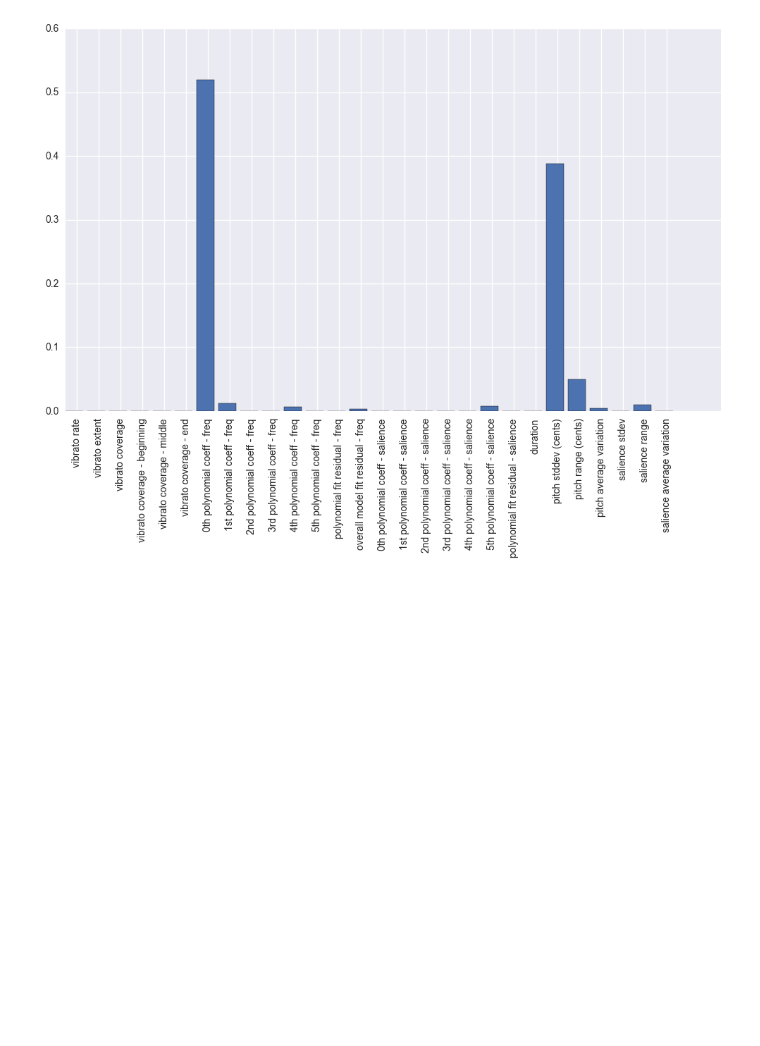
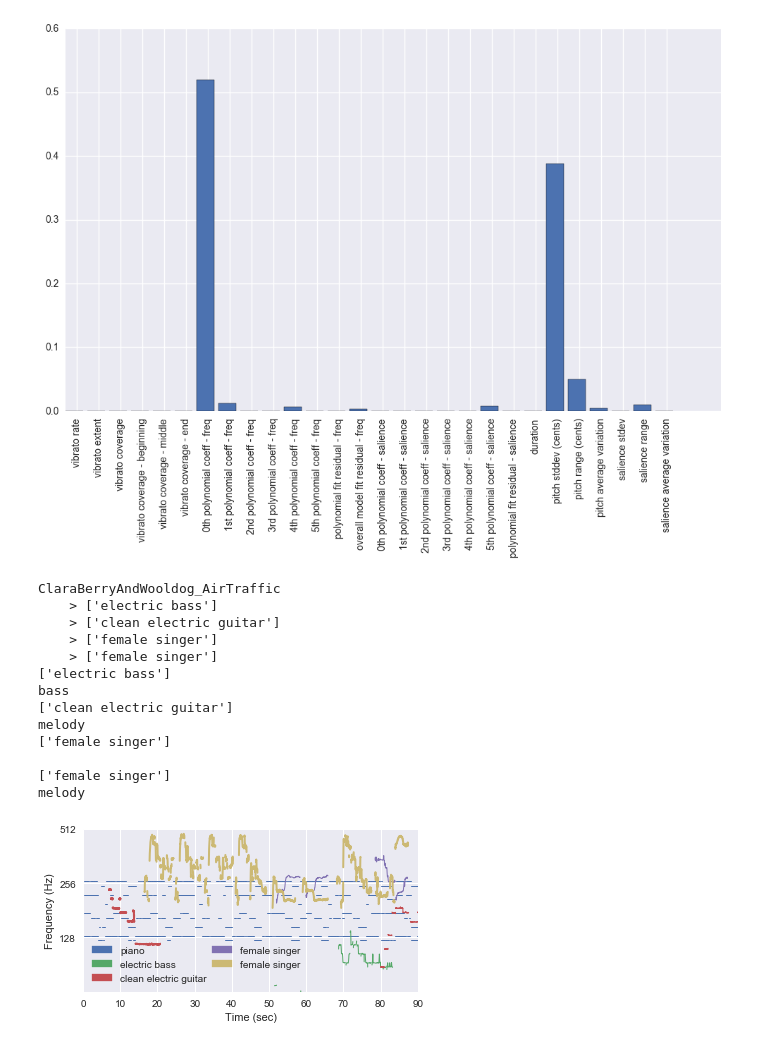
Before and after one commit to rabitt/aes-semantic-audio-2017, a Jupyter notebook: notebooks/dev/Vocal Non vocal classification.ipynb, the cells around one changed output. Saved outputs shown, nothing was run; the diff lists cells and outputs as text; code cells hidden in the pictures; blank space fills up the shorter version.

```diff
--- a/notebooks/dev/Vocal Non vocal classification.ipynb
+++ b/notebooks/dev/Vocal Non vocal classification.ipynb
@@ -319,0 +370,56 @@ run_exp(X_train, Y_train, X_test, Y_test, inst_labels, compute_prob=False)
+# %%
+import os
+import librosa
+intervals = []
+with open('../notebooks/dev/clara_piano.txt', 'r') as fhandle:
+    lines = fhandle.readlines()
+    for line in lines:
+        intervals.append(line.strip('\n').split('\t'))
+intervals = np.array(intervals, dtype=float)
+# %%
+piano_x = []
+piano_y = []
+for row in intervals:
+    if row[1] - row[0] < 0.3:
+        continue
+    y = librosa.midi_to_hz(row[2])
+    if y > 280 or y < 115:
+        continue
+    piano_x.append([row[0], row[1]])
+    piano_y.append([y, y])
+# %%
+plt.figure(figsize=(6, 3))
+c = sns.color_palette("deep", 1)[0]
+for x_list, y_list in zip(piano_x, piano_y):
+    plt.semilogy(x_list, y_list, color=c, basey=2, linewidth=1)
+used_colors, used_insts = plot_multif0("ClaraBerryAndWooldog_AirTraffic")
+plt.xlim(0, 90)
+plt.ylim(64, 500)
+
+patches = []
+for color, i in zip([c] + used_colors, [['piano']] + used_insts):
+    patch = mpatches.Patch(color=color, label=i[0])
+    patches.append(patch)
+
+plt.ylabel('Frequency (Hz)')
+plt.xlabel('Time (sec)')
+
+plt.yticks([2**7, 2**8, 2**9], [2**7, 2**8, 2**9])
+plt.legend(handles=patches, loc=3, ncol=2, columnspacing=0.5)
+
+plt.savefig('../output/multif0_diagram.pdf', format='pdf', bbox_inches='tight')
+# %% [output]
+ClaraBerryAndWooldog_AirTraffic
+    > ['electric bass']
+    > ['clean electric guitar']
+    > ['female singer']
+    > ['female singer']
+['electric bass']
+bass
+['clean electric guitar']
+melody
+['female singer']
+
+['female singer']
+melody
+[figure, added]
```
Also changed, not shown: parts of 8 cells of this notebook, 7 other files.
